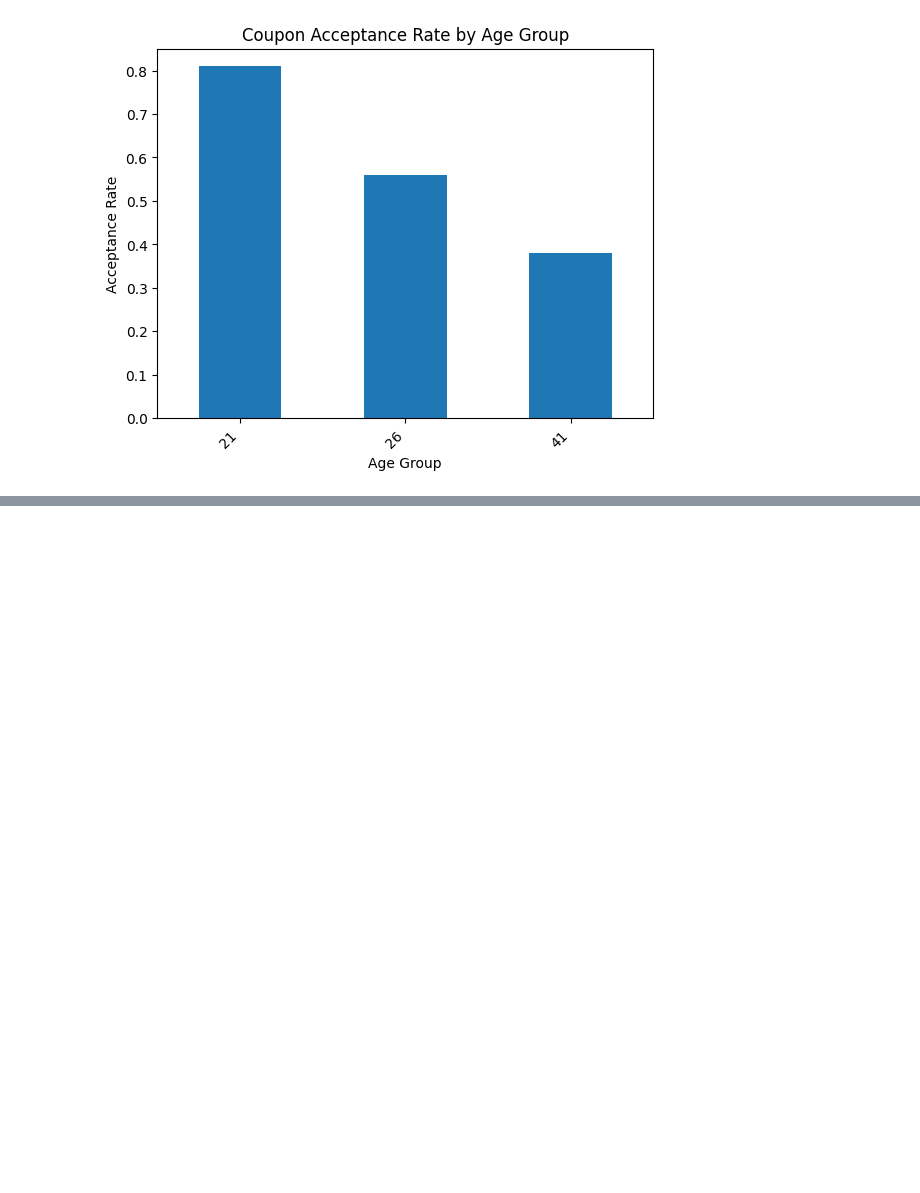
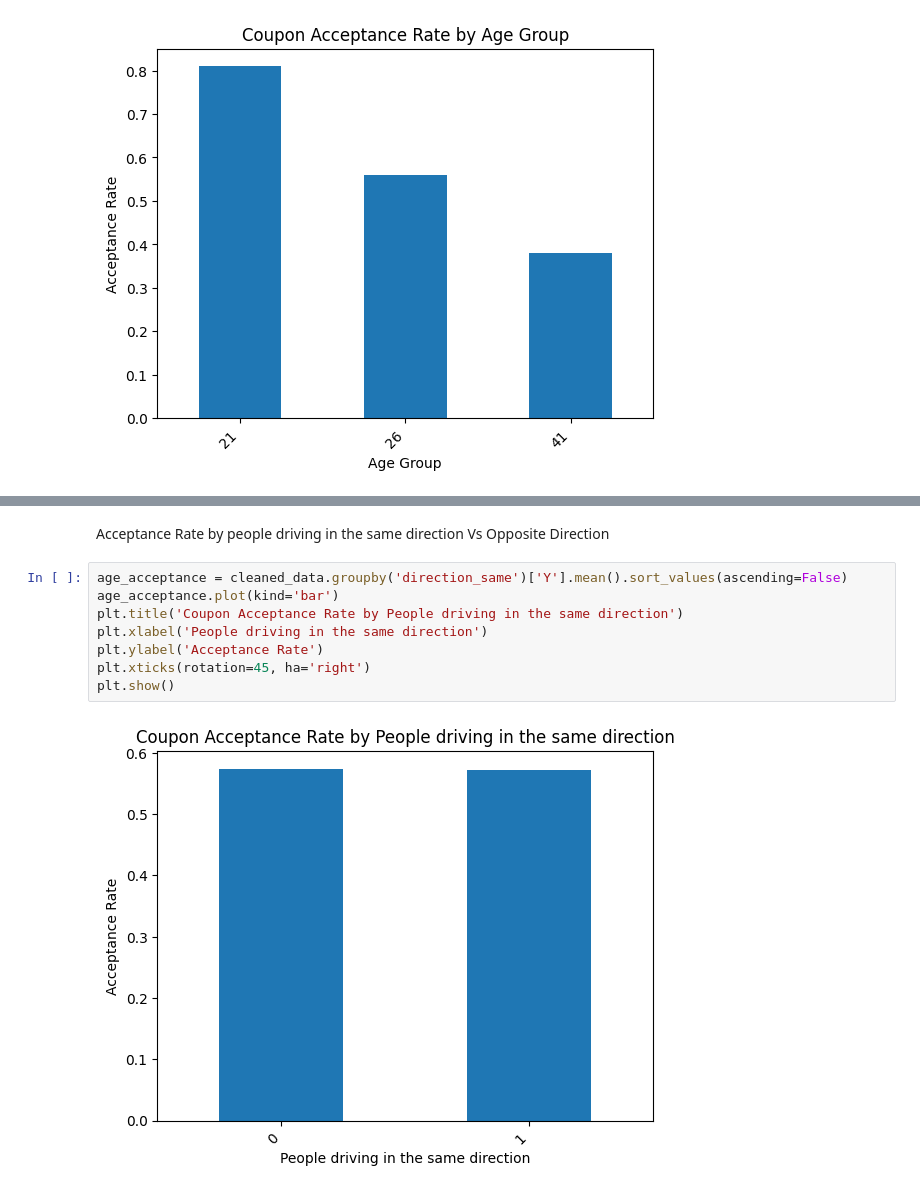
Before and after one commit to psnana-us/week5, a Jupyter notebook: prompt.ipynb, the cells around one changed output, grey strips where cells are left out. Saved outputs shown, nothing was run; the diff lists cells and outputs as text; blank space fills up the shorter version.

```diff
--- a/prompt.ipynb
+++ b/prompt.ipynb
@@ -302,0 +328,12 @@ plt.show()
+# %% [markdown]
+Acceptance Rate by people driving in the same direction Vs Opposite Direction
+# %%
+age_acceptance = cleaned_data.groupby('direction_same')['Y'].mean().sort_values(ascending=False)
+age_acceptance.plot(kind='bar')
+plt.title('Coupon Acceptance Rate by People driving in the same direction')
+plt.xlabel('People driving in the same direction')
+plt.ylabel('Acceptance Rate')
+plt.xticks(rotation=45, ha='right')
+plt.show()
+# %% [output]
+[figure, added]
```
Also changed, not shown: parts of 15 cells of this notebook.
